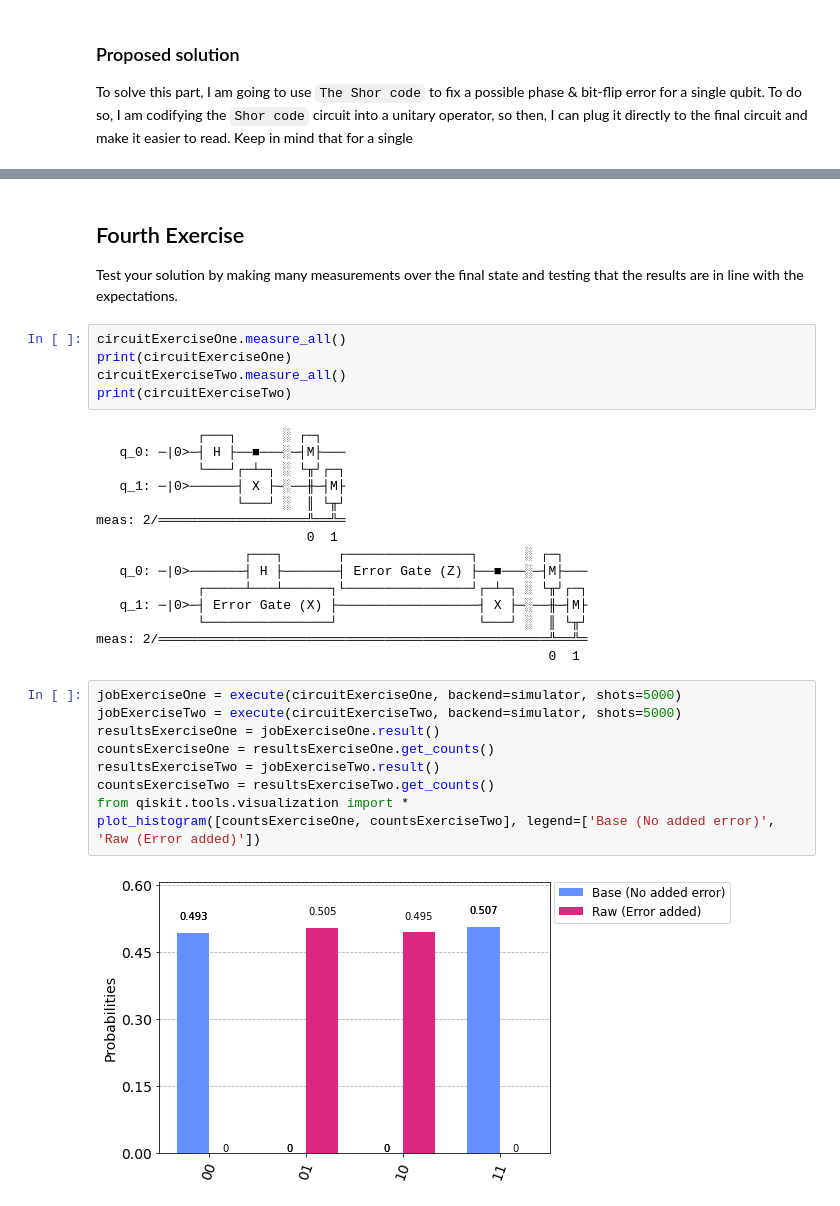
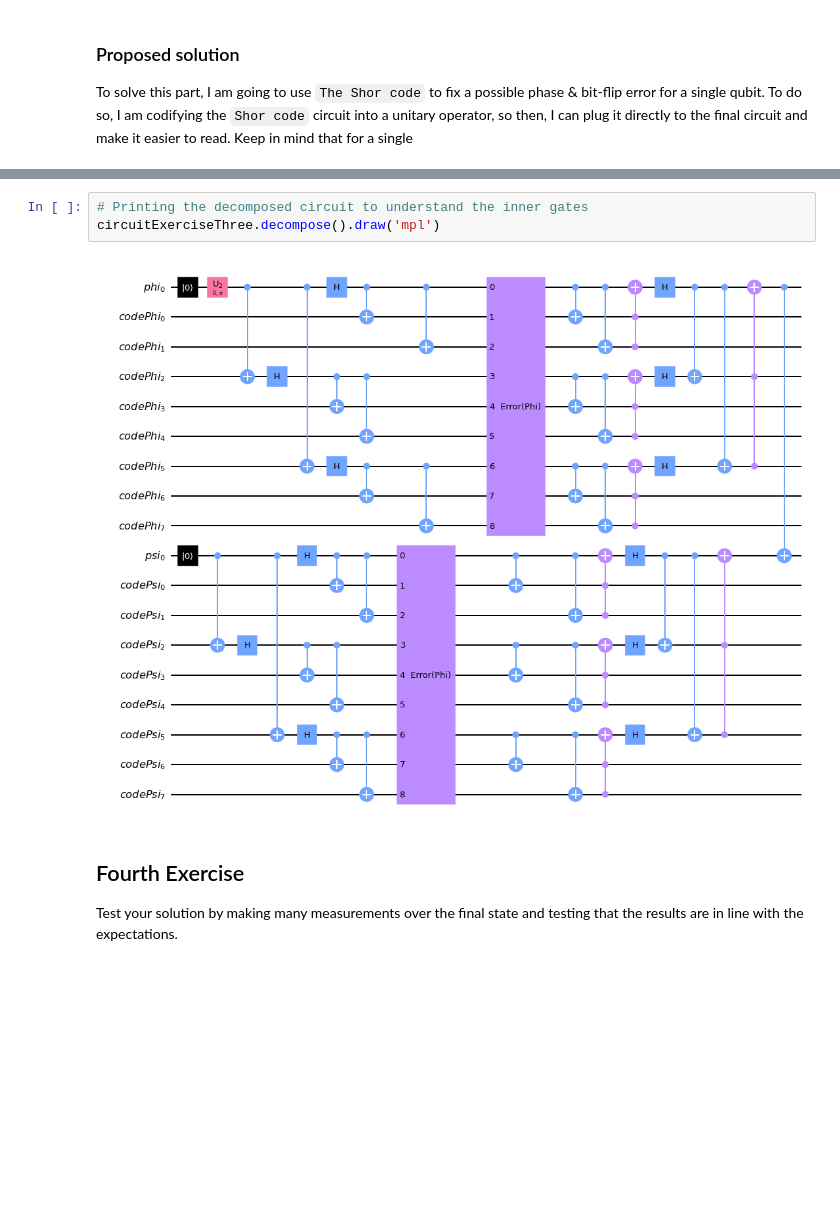
Before and after one commit to iamtxena/qc-mentorship-program, a Jupyter notebook: qosf-error-correction-task.ipynb, the cells around one changed output, grey strips where cells are left out. Drawn from its saved outputs; the diff is of its cells as text; blank space fills up the shorter version.

```diff
--- a/qosf-error-correction-task.ipynb
+++ b/qosf-error-correction-task.ipynb
@@ -139,35 +187,9 @@ code_q_4:
+# %%
+# Printing the decomposed circuit to understand the inner gates
+circuitExerciseThree.decompose().draw('mpl')
+# %% [output]
+[figure, added]
 # %% [markdown]
 ## Fourth Exercise
 
 Test your solution by making many measurements over the final state and testing that the results are in line with the expectations.
-# %%
-circuitExerciseOne.measure_all()
-print(circuitExerciseOne)
-circuitExerciseTwo.measure_all()
-print(circuitExerciseTwo)
-# %% [output]
-             ┌───┐      ░ ┌─┐
-   q_0: ─|0>─┤ H ├──■───░─┤M├───
-             └───┘┌─┴─┐ ░ └╥┘┌─┐
-   q_1: ─|0>──────┤ X ├─░──╫─┤M├
-                  └───┘ ░  ║ └╥┘
-meas: 2/═══════════════════╩══╩═
-                           0  1
-                   ┌───┐       ┌────────────────┐      ░ ┌─┐
-   q_0: ─|0>───────┤ H ├───────┤ Error Gate (Z) ├──■───░─┤M├───
-             ┌─────┴───┴──────┐└────────────────┘┌─┴─┐ ░ └╥┘┌─┐
-   q_1: ─|0>─┤ Error Gate (X) ├──────────────────┤ X ├─░──╫─┤M├
-             └────────────────┘                  └───┘ ░  ║ └╥┘
-meas: 2/══════════════════════════════════════════════════╩══╩═
-                                                          0  1
-# %%
-jobExerciseOne = execute(circuitExerciseOne, backend=simulator, shots=5000)
-jobExerciseTwo = execute(circuitExerciseTwo, backend=simulator, shots=5000)
-resultsExerciseOne = jobExerciseOne.result()
-countsExerciseOne = resultsExerciseOne.get_counts()
-resultsExerciseTwo = jobExerciseTwo.result()
-countsExerciseTwo = resultsExerciseTwo.get_counts()
-from qiskit.tools.visualization import *
-plot_histogram([countsExerciseOne, countsExerciseTwo], legend=['Base (No added error)', 'Raw (Error added)'])
-# %% [output]
-[figure, removed]
```
Also changed, not shown: parts of 14 cells of this notebook.
